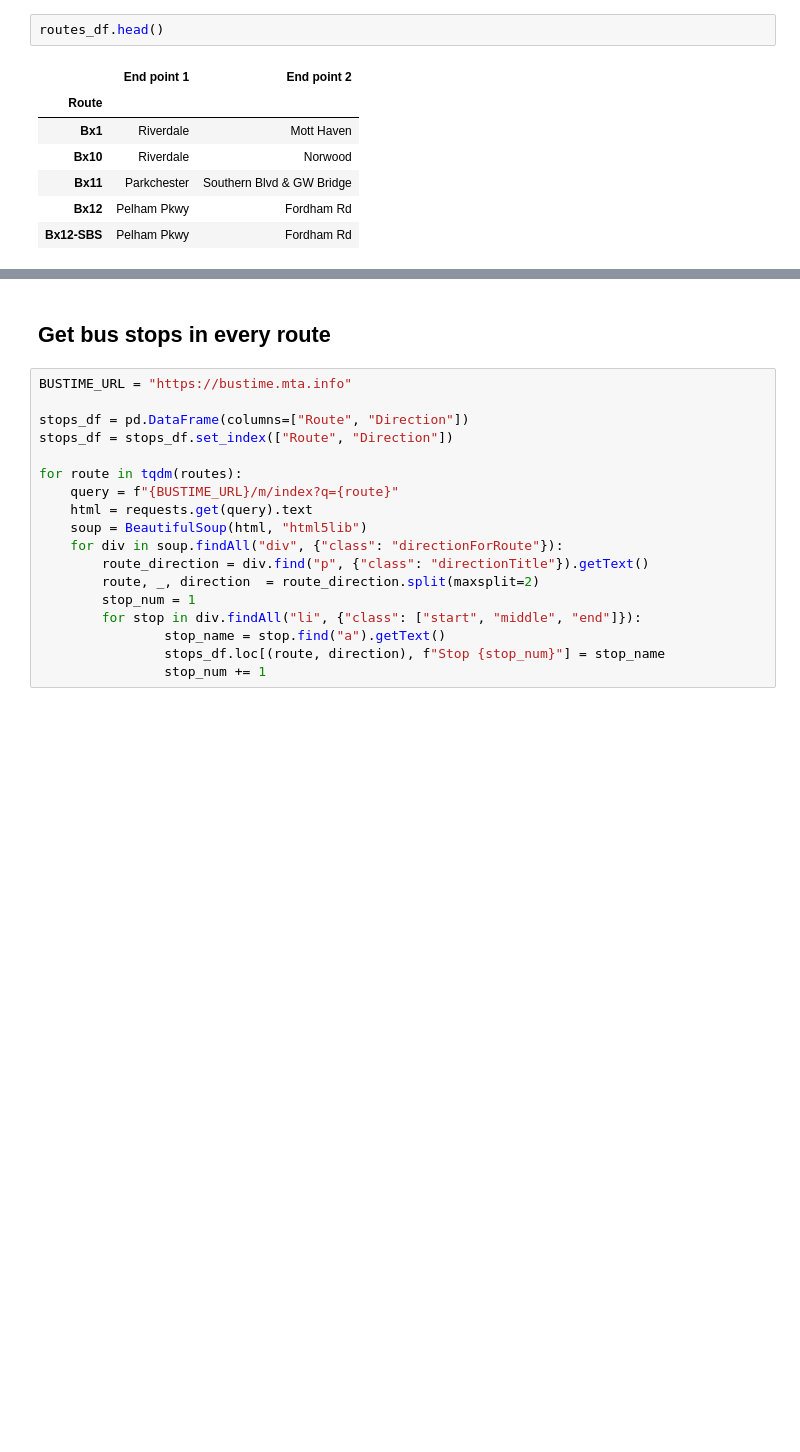
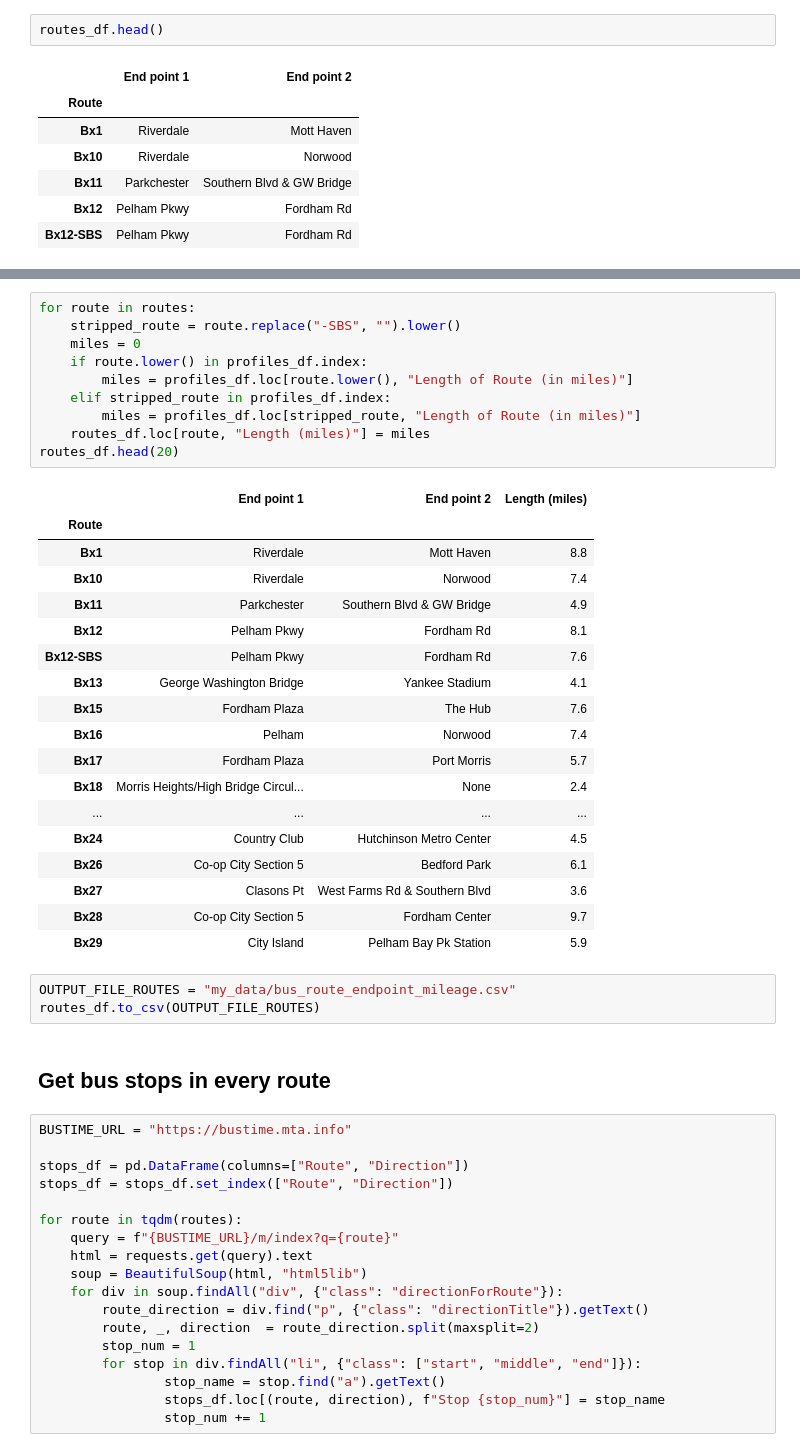
Before and after one commit to luizvalle/electricBusNewYork, a Jupyter notebook: src/Routes and Mileage Analysis.ipynb, the cells around one changed output, grey strips where cells are left out. Saved outputs shown, nothing was run; the diff lists cells and outputs as text; blank space fills up the shorter version.

```diff
--- a/src/Routes and Mileage Analysis.ipynb
+++ b/src/Routes and Mileage Analysis.ipynb
@@ -43,3 +70,35 @@ routes_df.head()
+# %%
+for route in routes:
+    stripped_route = route.replace("-SBS", "").lower()
+    miles = 0
+    if route.lower() in profiles_df.index:
+        miles = profiles_df.loc[route.lower(), "Length of Route (in miles)"]
+    elif stripped_route in profiles_df.index:
+        miles = profiles_df.loc[stripped_route, "Length of Route (in miles)"]
+    routes_df.loc[route, "Length (miles)"] = miles
+routes_df.head(20)
+# %% [output]
+|  | End point 1 | End point 2 | Length (miles) |
+| Route |  |  |  |
+| Bx1 | Riverdale | Mott Haven | 8.8 |
+| Bx10 | Riverdale | Norwood | 7.4 |
+| Bx11 | Parkchester | Southern Blvd & GW Bridge | 4.9 |
+| Bx12 | Pelham Pkwy | Fordham Rd | 8.1 |
+| Bx12-SBS | Pelham Pkwy | Fordham Rd | 7.6 |
+| Bx13 | George Washington Bridge | Yankee Stadium | 4.1 |
+| Bx15 | Fordham Plaza | The Hub | 7.6 |
+| Bx16 | Pelham | Norwood | 7.4 |
+| Bx17 | Fordham Plaza | Port Morris | 5.7 |
+| Bx18 | Morris Heights/High Bridge Circul... | None | 2.4 |
+| ... | ... | ... | ... |
+| Bx24 | Country Club | Hutchinson Metro Center | 4.5 |
+| Bx26 | Co-op City Section 5 | Bedford Park | 6.1 |
+| Bx27 | Clasons Pt | West Farms Rd & Southern Blvd | 3.6 |
+| Bx28 | Co-op City Section 5 | Fordham Center | 9.7 |
+| Bx29 | City Island | Pelham Bay Pk Station | 5.9 |
+# %%
+OUTPUT_FILE_ROUTES = "my_data/bus_route_endpoint_mileage.csv"
+routes_df.to_csv(OUTPUT_FILE_ROUTES)
 # %% [markdown]
 ## Get bus stops in every route
 # %%
```
Also changed, not shown: parts of 3 cells of this notebook, 4 other files.
